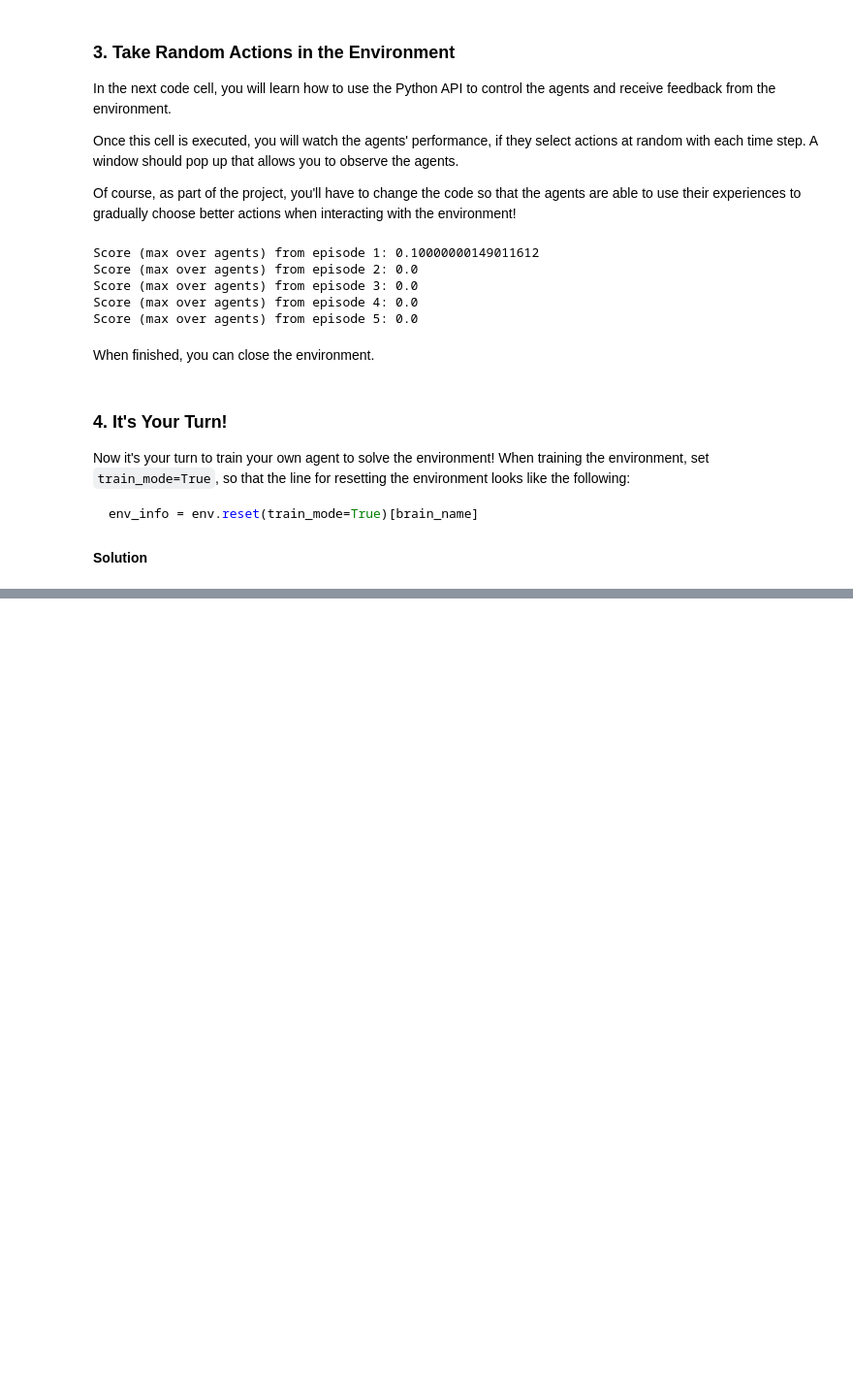
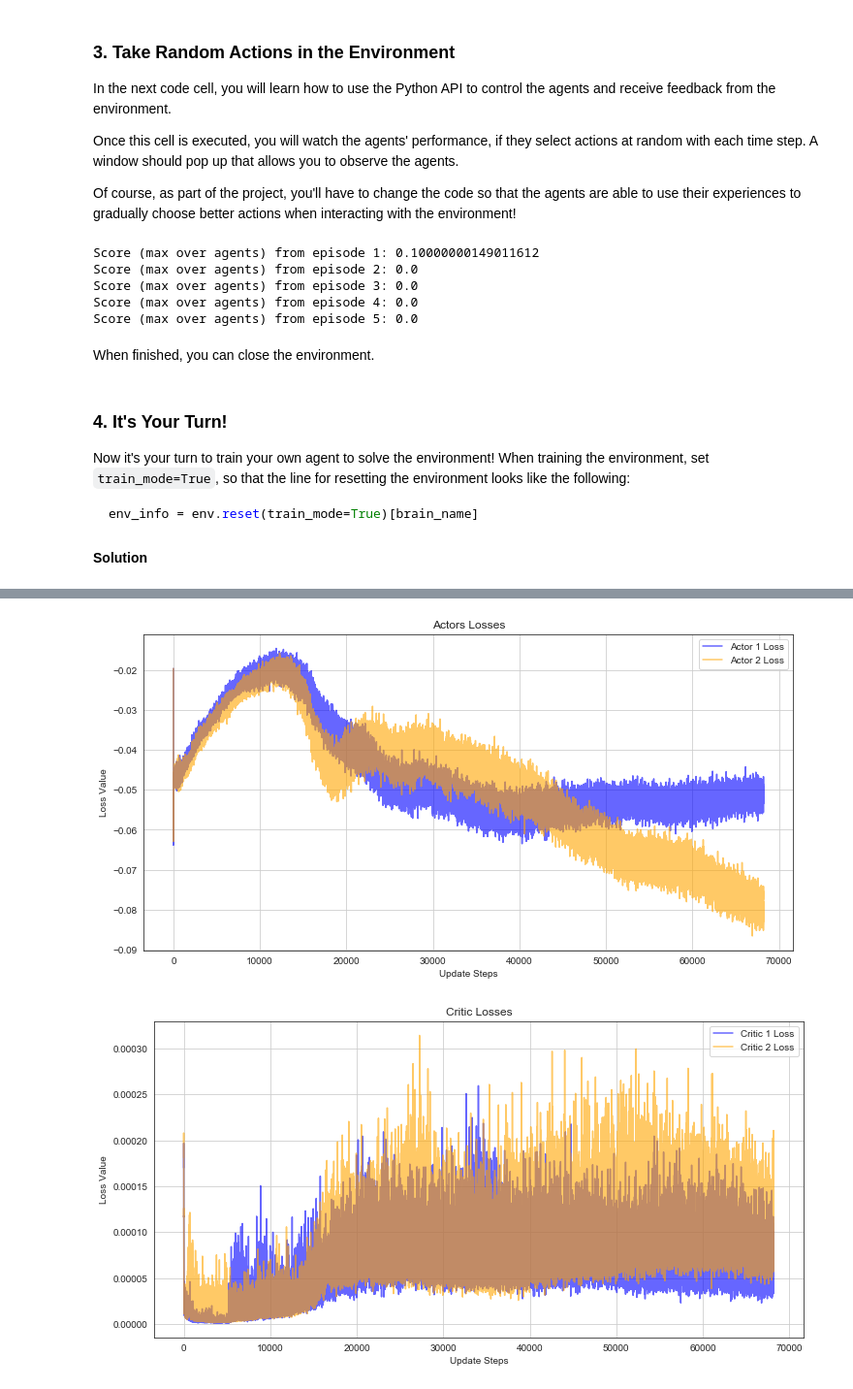
Before and after one commit to Sarunas-Girdenas/drlnd_tennis, a Jupyter notebook: Tennis.ipynb, the cells around one changed output, grey strips where cells are left out. Shown at 97% size. Drawn from its saved outputs; the diff is of its cells as text; code cells hidden in the pictures; blank space fills up the shorter version.

```diff
--- a/Tennis.ipynb
+++ b/Tennis.ipynb
@@ -267,0 +284,23 @@ env.close()
+# %%
+plt.figure(figsize=(12, 6))
+plt.title('Actors Losses')
+plt.plot(actor_loss_1, label='Actor 1 Loss', alpha=0.6, color='blue')
+plt.plot(actor_loss_2, label='Actor 2 Loss', alpha=0.6, color='orange')
+plt.ylabel('Loss Value')
+plt.xlabel('Update Steps')
+plt.legend()
+plt.grid()
+plt.show()
+
+plt.figure(figsize=(12, 6))
+plt.title('Critic Losses')
+plt.plot(critic_loss_1[10:], label='Critic 1 Loss', alpha=0.6, color='blue')
+plt.plot(critic_loss_2[10:], label='Critic 2 Loss', alpha=0.6, color='orange')
+plt.ylabel('Loss Value')
+plt.xlabel('Update Steps')
+plt.legend()
+plt.grid()
+plt.show()
+# %% [output]
+[figure, added]
+[figure, added]
```
Also changed, not shown: parts of 8 cells of this notebook, 8 other files.
